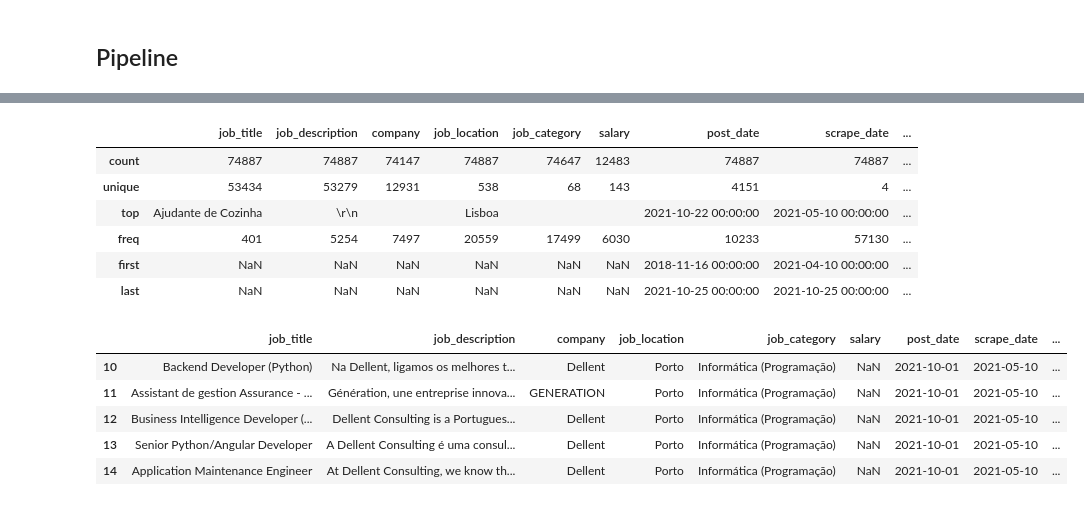
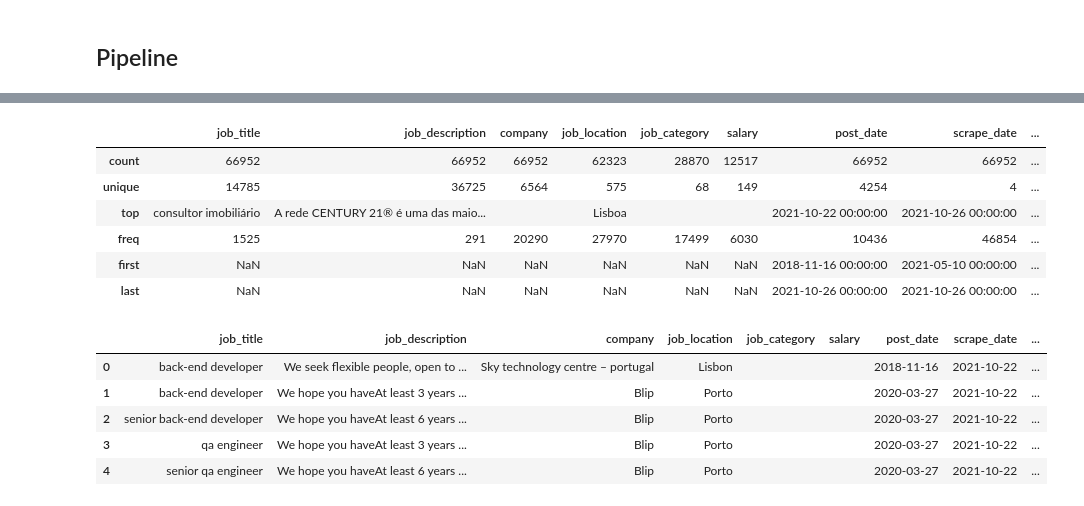
Before and after one commit to gilnribeiro/Work-Project, a Jupyter notebook: Thesis - Code/Data Cleaning/data_cleaning.ipynb, the cells around one changed output, grey strips where cells are left out. Saved outputs shown, nothing was run; the diff lists cells and outputs as text; code cells hidden in the pictures.

Commit message:
Update Data Cleaning

```diff
--- a/Thesis - Code/Data Cleaning/data_cleaning.ipynb
+++ b/Thesis - Code/Data Cleaning/data_cleaning.ipynb
@@ -394,12 +582,17 @@ def pipeInvertDate(dataframe, function=invertDate):
 net_empregos_clean = (net_empregos.
                     pipe(copy_df).
                     pipe(replacenan).
-                    # pipe(pipeInvertDate).
+                    pipe(pipeInvertDate).
+                    pipe(postDateFillNa).
                     pipe(dropNullJobs).
+                    # two pipes are needed beacause - for some reason, the function was not replacing some words it should
+                    pipe(applyFuncToColumn, function=cleanJobTitle, columns_list=['job_title']).
+                    pipe(applyFuncToColumn, function=cleanJobTitle, columns_list=['job_title']).
                     pipe(cleanDescription, ['job_title']).
                     pipe(toDatetime, ['scrape_date', 'post_date']).
                     pipe(removeDupes)
 )
 
 print(f'Previous shape: {net_empregos.shape}\nCurrent shape:{net_empregos_clean.shape}')
+net_empregos_clean.head()
 # %% [output]
@@ -408,4 +606,0 @@ Current shape:(54791, 8)
-# %%
-net_empregos_clean['post_year'] = net_empregos_clean['post_date'].dt.year
-net_empregos_clean['post_month'] = net_empregos_clean['post_date'].dt.month
-pd.DataFrame(net_empregos_clean.groupby(['post_year', 'post_month'])['job_title'].count()).sort_values(by=['post_year', 'post_month'], ascending=False)
@@ -417,10 +613,8 @@ pd.DataFrame(net_empregos_clean.groupby(['post_year', 'post_month'])['job_title'
 # %% [markdown]
 # Add Website Column to all dataframes before concat
 # %%
-jobs_dfs = [bons_empregos_clean, career_jet_clean, carga_de_trabalhos_clean, emprego_org_clean, #emprego_xl_clean, emprego_org_clean,
-            itjobs_clean, jooble_clean, landing_jobs_clean, net_empregos_clean]
-websites = ['Bons empregos', 'Career Jet', 'Carga de Trabalhos',#'Emprego XL', 'Emprego.org'
-            'ITjobs','Jooble','Landing Jobs','Net-empregos']
+jobs_dfs = [bons_empregos_clean, career_jet_clean, carga_de_trabalhos_clean, emprego_xl_clean, emprego_org_clean, itjobs_clean, jooble_clean, landing_jobs_clean, net_empregos_clean]
+websites = ['Bons empregos', 'Career Jet', 'Carga de Trabalhos', 'Emprego XL', 'Emprego.org','ITjobs','Jooble','Landing Jobs','Net-empregos']
 
 # Add column with website name
 for idx, value in enumerate(jobs_dfs):
@@ -468,8 +662,10 @@ def cleanCompany(dataframe):
 # %%
 df_clean = (df.
             pipe(copy_df).
-            pipe(replacenan).
+            pipe(replacenan).sort_values(by='post_date').
+            pipe(postDateFillNa).
             pipe(dropNullJobs).
+            pipe(applyFuncToColumn, function=cleanJobTitle, columns_list=['job_title']).
             pipe(cleanCompany).
             pipe(cleanDescription, ['job_title', 'job_description']).
             pipe(removeDupes, ['job_title', 'company', 'job_location'])
@@ -507,19 +703,19 @@ There is a total of 74887 jobs of which 53415 have unique titles
 # %%
-df.describe()
+df_clean.describe()
 # %% [output]
 |  | job_title | job_description | company | job_location | job_category | salary | post_date | scrape_date | ... |
-| count | 74887 | 74887 | 74147 | 74887 | 74647 | 12483 | 74887 | 74887 | ... |
-| unique | 53434 | 53279 | 12931 | 538 | 68 | 143 | 4151 | 4 | ... |
-| top | Ajudante de Cozinha | \r\n |  | Lisboa |  |  | 2021-10-22 00:00:00 | 2021-05-10 00:00:00 | ... |
-| freq | 401 | 5254 | 7497 | 20559 | 17499 | 6030 | 10233 | 57130 | ... |
-| first | NaN | NaN | NaN | NaN | NaN | NaN | 2018-11-16 00:00:00 | 2021-04-10 00:00:00 | ... |
-| last | NaN | NaN | NaN | NaN | NaN | NaN | 2021-10-25 00:00:00 | 2021-10-25 00:00:00 | ... |
+| count | 66952 | 66952 | 66952 | 62323 | 28870 | 12517 | 66952 | 66952 | ... |
+| unique | 14785 | 36725 | 6564 | 575 | 68 | 149 | 4254 | 4 | ... |
+| top | consultor imobiliário | A rede CENTURY 21® é uma das maio... |  | Lisboa |  |  | 2021-10-22 00:00:00 | 2021-10-26 00:00:00 | ... |
+| freq | 1525 | 291 | 20290 | 27970 | 17499 | 6030 | 10436 | 46854 | ... |
+| first | NaN | NaN | NaN | NaN | NaN | NaN | 2018-11-16 00:00:00 | 2021-05-10 00:00:00 | ... |
+| last | NaN | NaN | NaN | NaN | NaN | NaN | 2021-10-26 00:00:00 | 2021-10-26 00:00:00 | ... |
 # %%
-df.head()
+df_clean.head()
 # %% [output]
 |  | job_title | job_description | company | job_location | job_category | salary | post_date | scrape_date | ... |
-| 10 | Backend Developer (Python) | Na Dellent, ligamos os melhores t... | Dellent | Porto | Informática (Programação) | NaN | 2021-10-01 | 2021-05-10 | ... |
-| 11 | Assistant de gestion Assurance - ... | Génération, une entreprise innova... | GENERATION | Porto | Informática (Programação) | NaN | 2021-10-01 | 2021-05-10 | ... |
-| 12 | Business Intelligence Developer (... | Dellent Consulting is a Portugues... | Dellent | Porto | Informática (Programação) | NaN | 2021-10-01 | 2021-05-10 | ... |
-| 13 | Senior Python/Angular Developer | A Dellent Consulting é uma consul... | Dellent | Porto | Informática (Programação) | NaN | 2021-10-01 | 2021-05-10 | ... |
-| 14 | Application Maintenance Engineer | At Dellent Consulting, we know th... | Dellent | Porto | Informática (Programação) | NaN | 2021-10-01 | 2021-05-10 | ... |
+| 0 | back-end developer | We seek flexible people, open to ... | Sky technology centre – portugal | Lisbon |  |  | 2018-11-16 | 2021-10-22 | ... |
+| 1 | back-end developer | We hope you haveAt least 3 years ... | Blip | Porto |  |  | 2020-03-27 | 2021-10-22 | ... |
+| 2 | senior back-end developer | We hope you haveAt least 6 years ... | Blip | Porto |  |  | 2020-03-27 | 2021-10-22 | ... |
+| 3 | qa engineer | We hope you haveAt least 3 years ... | Blip | Porto |  |  | 2020-03-27 | 2021-10-22 | ... |
+| 4 | senior qa engineer | We hope you haveAt least 6 years ... | Blip | Porto |  |  | 2020-03-27 | 2021-10-22 | ... |
```
Also changed, not shown: parts of 52 cells of this notebook.
